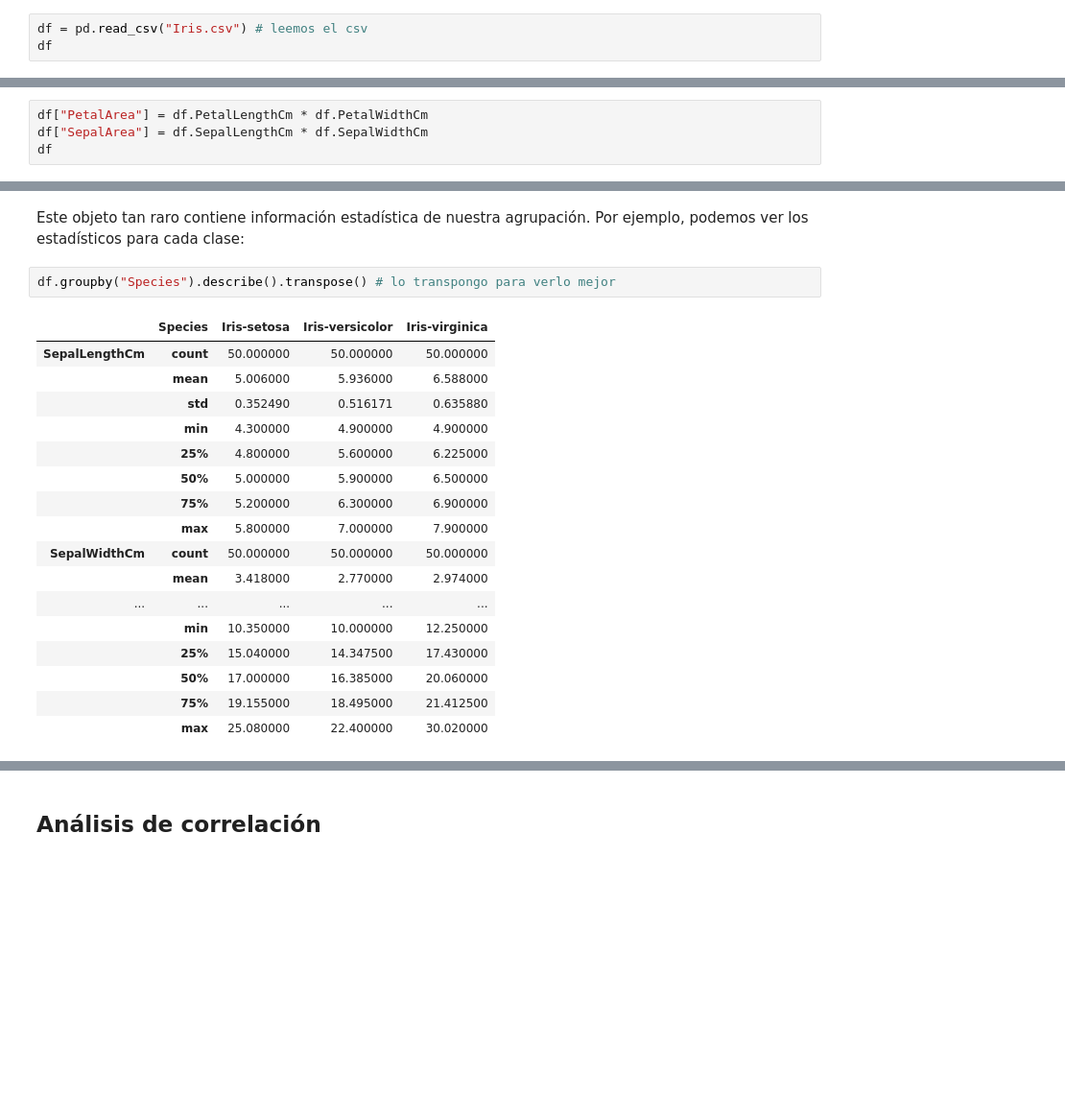
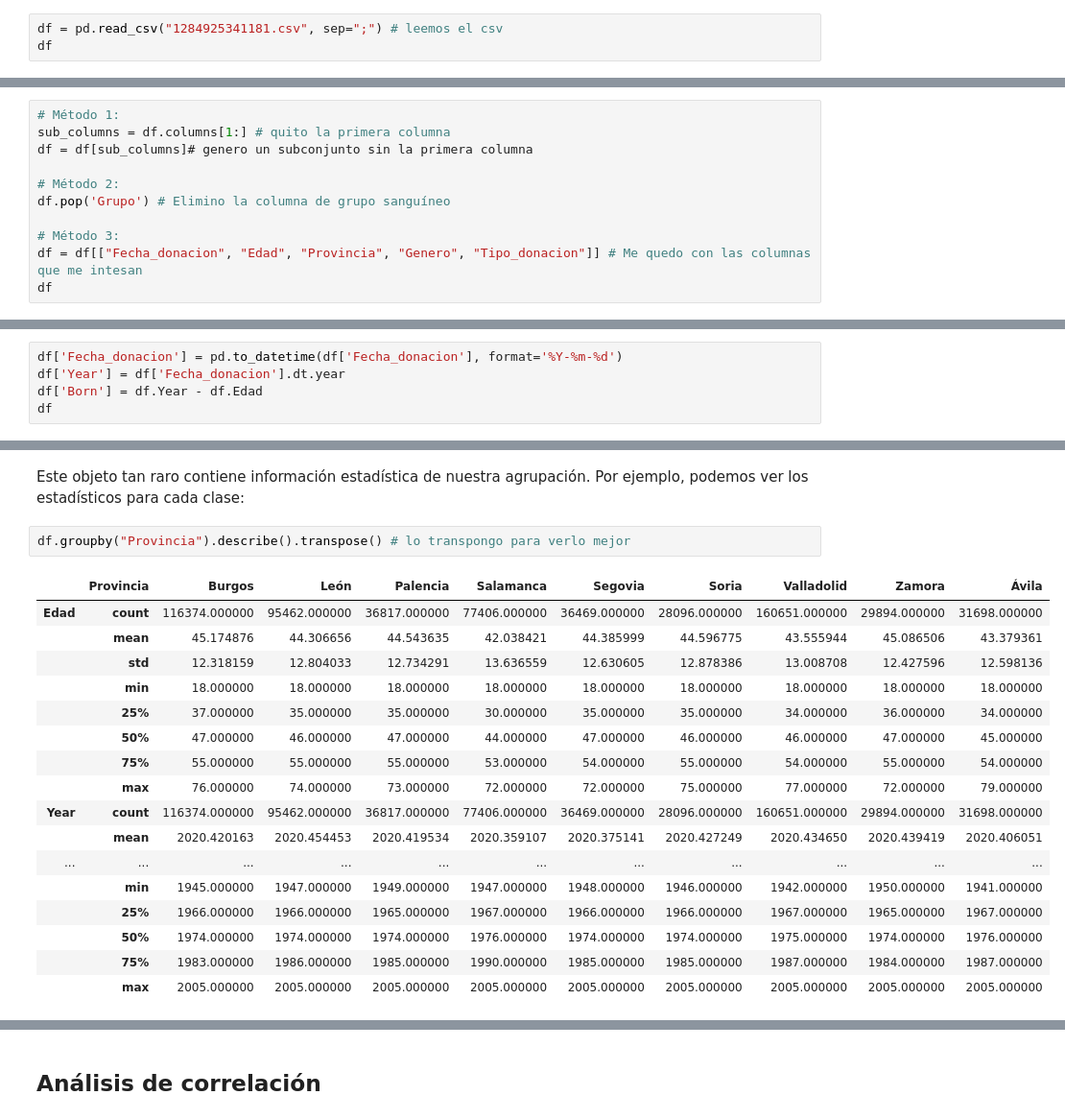
Before and after one commit to jayanezj/IABD-PIA, a Jupyter notebook: unidad-1/100_entregable.ipynb, the cells around one changed output, grey strips where cells are left out. Shown at 96% size. Drawn from its saved outputs; the diff is of its cells as text; blank space fills up the shorter version.

```diff
--- a/unidad-1/100_entregable.ipynb
+++ b/unidad-1/100_entregable.ipynb
@@ -212,4 +19,4 @@ Más adelante también veremos que existen módulos que agrupan múltiples conju
 # %%
-df = pd.read_csv("Iris.csv") # leemos el csv
+df = pd.read_csv("1284925341181.csv", sep=";") # leemos el csv
 df
 # %% [output]
@@ -268,0 +64,11 @@ df
+# %%
+# Método 1:
+sub_columns = df.columns[1:] # quito la primera columna
+df = df[sub_columns]# genero un subconjunto sin la primera columna
+
+# Método 2:
+df.pop('Grupo') # Elimino la columna de grupo sanguíneo
+
+# Método 3:
+df = df[["Fecha_donacion", "Edad", "Provincia", "Genero", "Tipo_donacion"]] # Me quedo con las columnas que me intesan
+df
@@ -268,0 +93,5 @@ df
+# %%
+df['Fecha_donacion'] = pd.to_datetime(df['Fecha_donacion'], format='%Y-%m-%d')
+df['Year'] = df['Fecha_donacion'].dt.year
+df['Born'] = df.Year - df.Edad
+df
@@ -345,4 +165,0 @@ Y, para guardar esta información en una nueva variable, simplemente lo hacemos
-# %%
-df["PetalArea"] = df.PetalLengthCm * df.PetalWidthCm
-df["SepalArea"] = df.SepalLengthCm * df.SepalWidthCm
-df
@@ -438,23 +273,23 @@ df.groupby("Species")
 # %% [markdown]
 Este objeto tan raro contiene información estadística de nuestra agrupación. Por ejemplo, podemos ver los estadísticos para cada clase:
 # %%
-df.groupby("Species").describe().transpose() # lo transpongo para verlo mejor
+df.groupby("Provincia").describe().transpose() # lo transpongo para verlo mejor
 # %% [output]
-|  | Species | Iris-setosa | Iris-versicolor | Iris-virginica |
-| SepalLengthCm | count | 50.000000 | 50.000000 | 50.000000 |
-|  | mean | 5.006000 | 5.936000 | 6.588000 |
-|  | std | 0.352490 | 0.516171 | 0.635880 |
-|  | min | 4.300000 | 4.900000 | 4.900000 |
-|  | 25% | 4.800000 | 5.600000 | 6.225000 |
-|  | 50% | 5.000000 | 5.900000 | 6.500000 |
-|  | 75% | 5.200000 | 6.300000 | 6.900000 |
-|  | max | 5.800000 | 7.000000 | 7.900000 |
-| SepalWidthCm | count | 50.000000 | 50.000000 | 50.000000 |
-|  | mean | 3.418000 | 2.770000 | 2.974000 |
-| ... | ... | ... | ... | ... |
-|  | min | 10.350000 | 10.000000 | 12.250000 |
-|  | 25% | 15.040000 | 14.347500 | 17.430000 |
-|  | 50% | 17.000000 | 16.385000 | 20.060000 |
-|  | 75% | 19.155000 | 18.495000 | 21.412500 |
-|  | max | 25.080000 | 22.400000 | 30.020000 |
+|  | Provincia | Burgos | León | Palencia | Salamanca | Segovia | Soria | Valladolid | Zamora | Ávila |
+| Edad | count | 116374.000000 | 95462.000000 | 36817.000000 | 77406.000000 | 36469.000000 | 28096.000000 | 160651.000000 | 29894.000000 | 31698.000000 |
+|  | mean | 45.174876 | 44.306656 | 44.543635 | 42.038421 | 44.385999 | 44.596775 | 43.555944 | 45.086506 | 43.379361 |
+|  | std | 12.318159 | 12.804033 | 12.734291 | 13.636559 | 12.630605 | 12.878386 | 13.008708 | 12.427596 | 12.598136 |
+|  | min | 18.000000 | 18.000000 | 18.000000 | 18.000000 | 18.000000 | 18.000000 | 18.000000 | 18.000000 | 18.000000 |
+|  | 25% | 37.000000 | 35.000000 | 35.000000 | 30.000000 | 35.000000 | 35.000000 | 34.000000 | 36.000000 | 34.000000 |
+|  | 50% | 47.000000 | 46.000000 | 47.000000 | 44.000000 | 47.000000 | 46.000000 | 46.000000 | 47.000000 | 45.000000 |
+|  | 75% | 55.000000 | 55.000000 | 55.000000 | 53.000000 | 54.000000 | 55.000000 | 54.000000 | 55.000000 | 54.000000 |
+|  | max | 76.000000 | 74.000000 | 73.000000 | 72.000000 | 72.000000 | 75.000000 | 77.000000 | 72.000000 | 79.000000 |
+| Year | count | 116374.000000 | 95462.000000 | 36817.000000 | 77406.000000 | 36469.000000 | 28096.000000 | 160651.000000 | 29894.000000 | 31698.000000 |
+|  | mean | 2020.420163 | 2020.454453 | 2020.419534 | 2020.359107 | 2020.375141 | 2020.427249 | 2020.434650 | 2020.439419 | 2020.406051 |
+| ... | ... | ... | ... | ... | ... | ... | ... | ... | ... | ... |
+|  | min | 1945.000000 | 1947.000000 | 1949.000000 | 1947.000000 | 1948.000000 | 1946.000000 | 1942.000000 | 1950.000000 | 1941.000000 |
+|  | 25% | 1966.000000 | 1966.000000 | 1965.000000 | 1967.000000 | 1966.000000 | 1966.000000 | 1967.000000 | 1965.000000 | 1967.000000 |
+|  | 50% | 1974.000000 | 1974.000000 | 1974.000000 | 1976.000000 | 1974.000000 | 1974.000000 | 1975.000000 | 1974.000000 | 1976.000000 |
+|  | 75% | 1983.000000 | 1986.000000 | 1985.000000 | 1990.000000 | 1985.000000 | 1985.000000 | 1987.000000 | 1984.000000 | 1987.000000 |
+|  | max | 2005.000000 | 2005.000000 | 2005.000000 | 2005.000000 | 2005.000000 | 2005.000000 | 2005.000000 | 2005.000000 | 2005.000000 |
 # %% [markdown]
```
Also changed, not shown: parts of 102 cells of this notebook.
